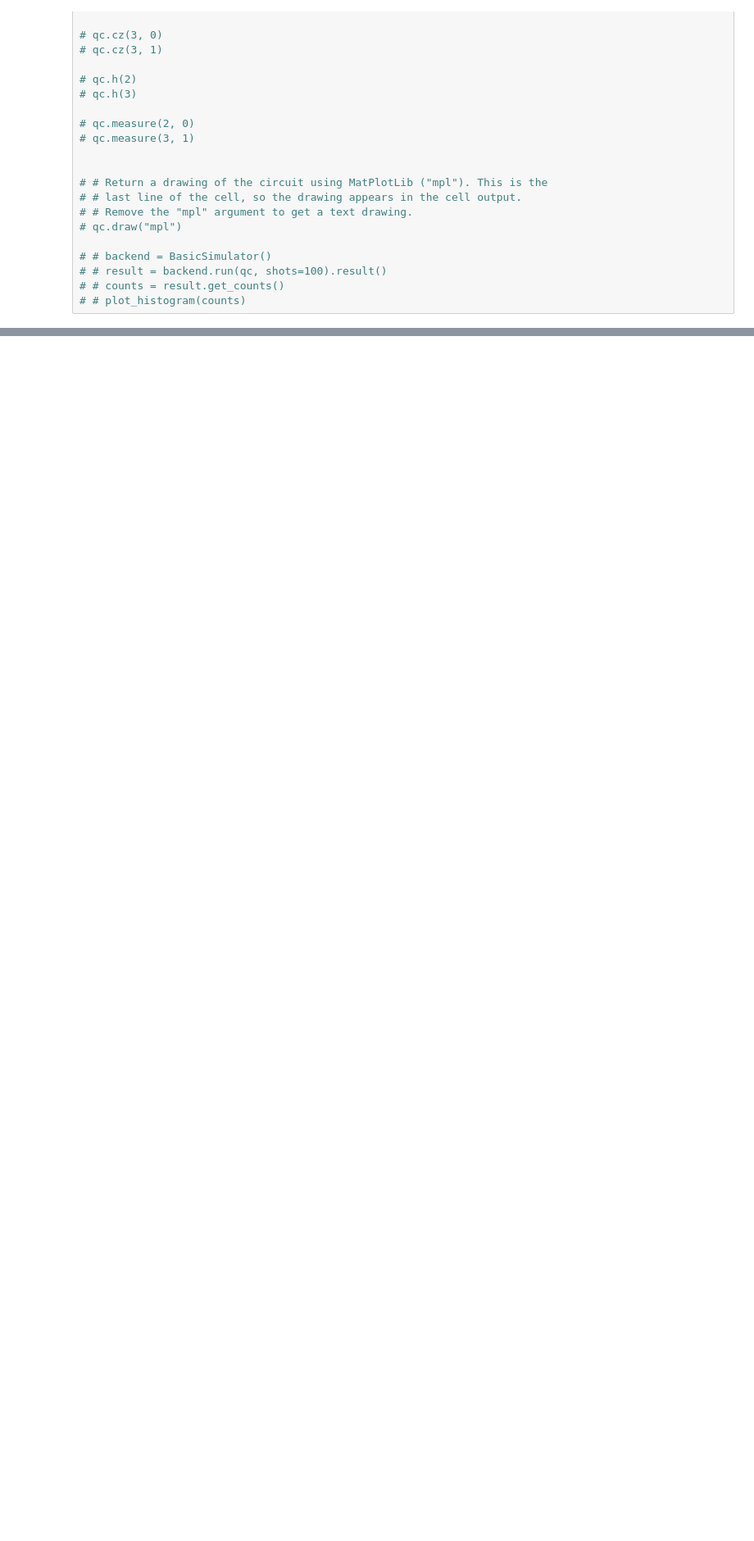
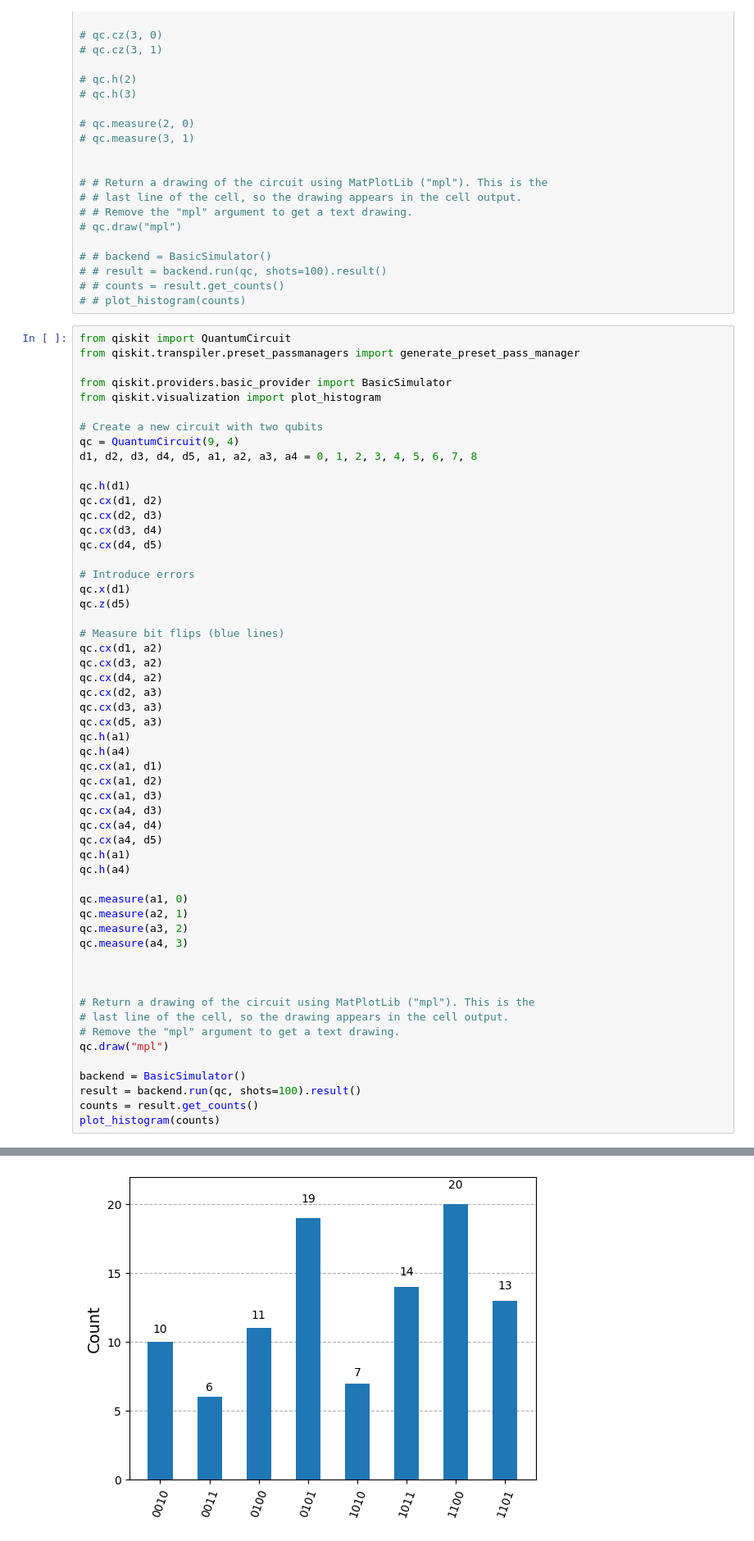
Before and after one commit to Mitch36/QuantumSim-QEC, a Jupyter notebook: QuantumSimSurfaceCodes.ipynb, the cells around one changed output, grey strips where cells are left out. Shown at 82% size. Cells and saved outputs as stored; diff of their text form; blank space fills up the shorter version.

```diff
--- a/QuantumSimSurfaceCodes.ipynb
+++ b/QuantumSimSurfaceCodes.ipynb
@@ -153,3 +154,59 @@ A2: |1>  Measured value of qubit 3
 # # result = backend.run(qc, shots=100).result()
 # # counts = result.get_counts()
 # # plot_histogram(counts)
+# %%
+from qiskit import QuantumCircuit
+from qiskit.transpiler.preset_passmanagers import generate_preset_pass_manager
+
+from qiskit.providers.basic_provider import BasicSimulator
+from qiskit.visualization import plot_histogram
+
+# Create a new circuit with two qubits
+qc = QuantumCircuit(9, 4)
+d1, d2, d3, d4, d5, a1, a2, a3, a4 = 0, 1, 2, 3, 4, 5, 6, 7, 8
+
+qc.h(d1)
+qc.cx(d1, d2)
+qc.cx(d2, d3)
+qc.cx(d3, d4)
+qc.cx(d4, d5)
+
+# Introduce errors
+qc.x(d1)
+qc.z(d5)
+
+# Measure bit flips (blue lines)
+qc.cx(d1, a2)
+qc.cx(d3, a2)
+qc.cx(d4, a2)
+qc.cx(d2, a3)
+qc.cx(d3, a3)
+qc.cx(d5, a3)
+qc.h(a1)
+qc.h(a4)
+qc.cx(a1, d1)
+qc.cx(a1, d2)
+qc.cx(a1, d3)
+qc.cx(a4, d3)
+qc.cx(a4, d4)
+qc.cx(a4, d5)
+qc.h(a1)
+qc.h(a4)
+
+qc.measure(a1, 0)
+qc.measure(a2, 1)
+qc.measure(a3, 2)
+qc.measure(a4, 3)
+
+
+
+# Return a drawing of the circuit using MatPlotLib ("mpl"). This is the
+# last line of the cell, so the drawing appears in the cell output.
+# Remove the "mpl" argument to get a text drawing.
+qc.draw("mpl")
+
+backend = BasicSimulator()
+result = backend.run(qc, shots=100).result()
+counts = result.get_counts()
+plot_histogram(counts)
+# %% [output]
@@ -156,3 +230,4 @@ A2: |1>  Measured value of qubit 3
+[figure, added]
 # %% [markdown]
 <h1> The [[5, 1, 2]] Detection code </h1>
 <img src="./pictures/5_1_2_surface_code_white_background.png" alt="Bit flip correction circuit" style="width:50%;"/>
```
Also changed, not shown: parts of 7 cells of this notebook, 1 other file.
